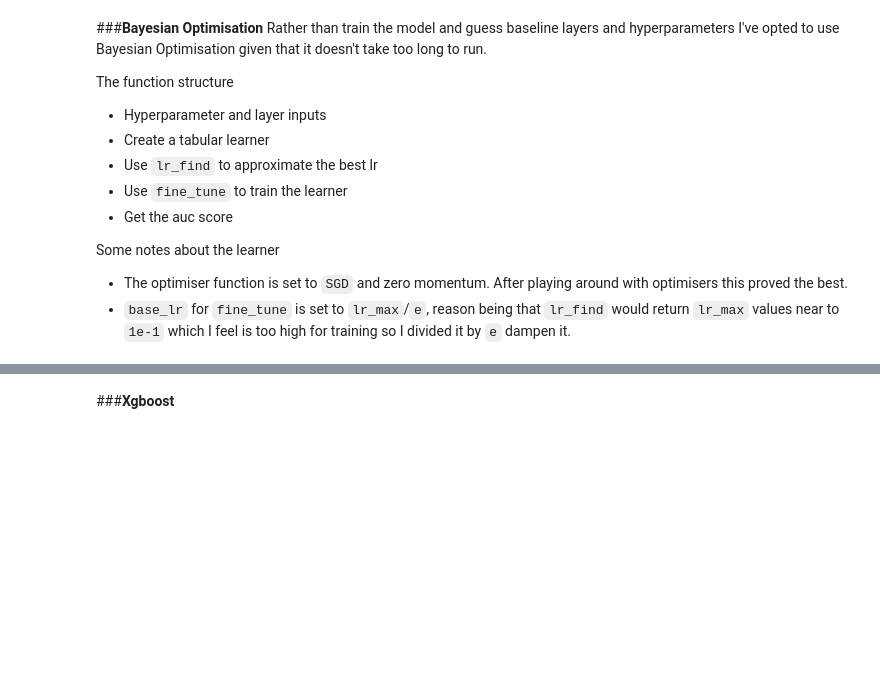
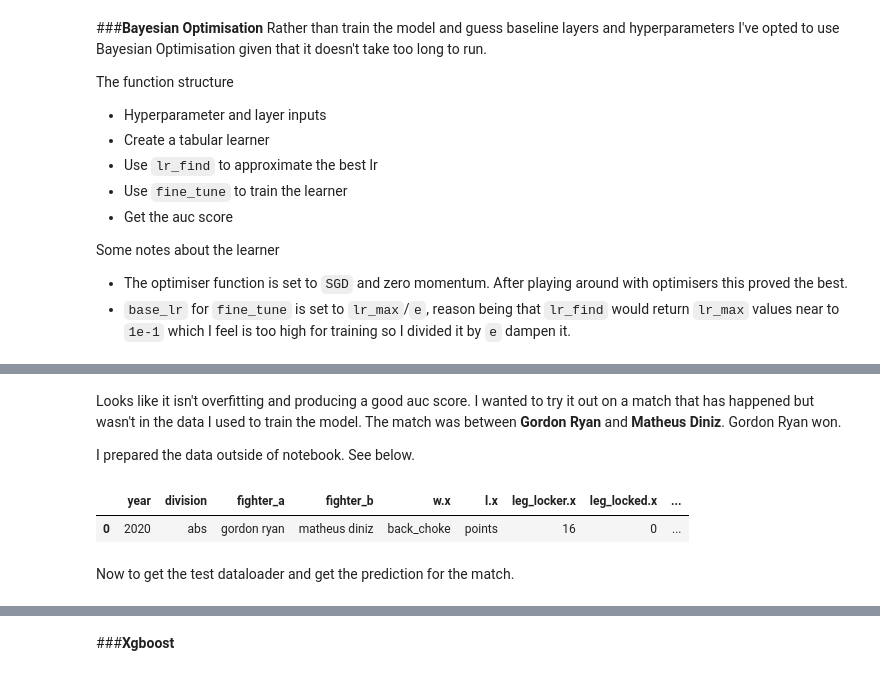
Before and after one commit to Lion-Mod/BJJ-match-predictions, a Jupyter notebook: Predicting_matches.ipynb, the cells around one changed output, grey strips where cells are left out. Cells and saved outputs as stored; diff of their text form; code cells hidden in the pictures; blank space fills up the shorter version.

```diff
--- a/Predicting_matches.ipynb
+++ b/Predicting_matches.ipynb
@@ -297,0 +300,14 @@ nn_preds = learn.get_preds()[0]
+# %% [markdown]
+Looks like it isn't overfitting and producing a good auc score. I wanted to try it out on a match that has happened but wasn't in the data I used to train the model. The match was between **Gordon Ryan** and **Matheus Diniz**. Gordon Ryan won.
+
+I prepared the data outside of notebook. See below.
+# %%
+# Read in example that we know + drop the dep_var
+example_to_test = pd.read_csv("test_match.csv").drop(dep_var, axis = 1)
+
+example_to_test
+# %% [output]
+|  | year | division | fighter_a | fighter_b | w.x | l.x | leg_locker.x | leg_locked.x | ... |
+| 0 | 2020 | abs | gordon ryan | matheus diniz | back_choke | points | 16 | 0 | ... |
+# %% [markdown]
+Now to get the test dataloader and get the prediction for the match.
```
Also changed, not shown: parts of 41 cells of this notebook.
